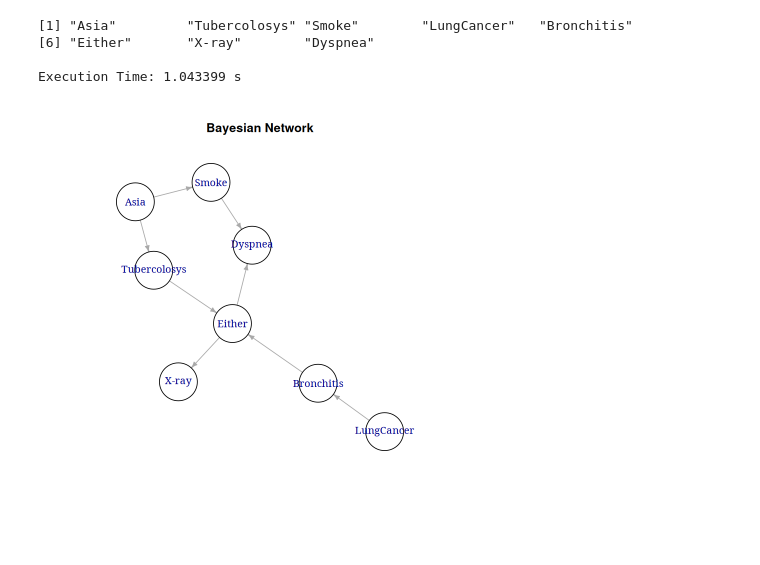
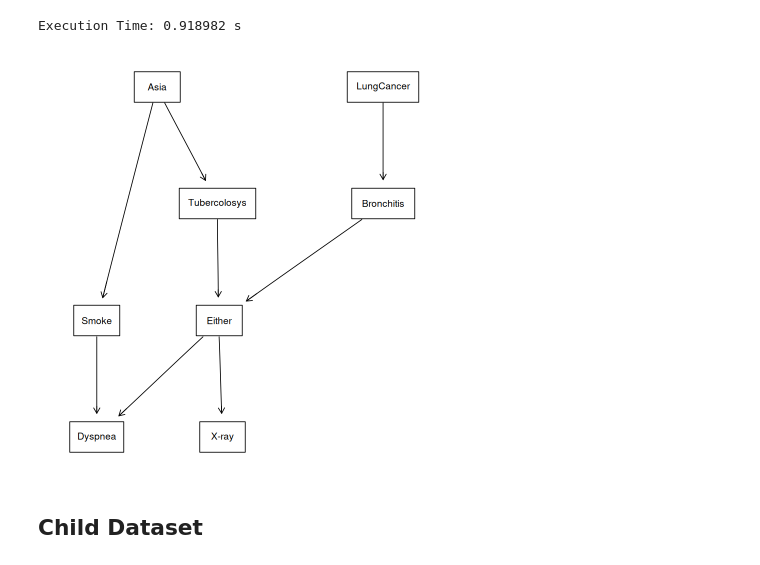
Before and after one commit to sofiadilucia/Bayesian-Networks, a Jupyter notebook: k2_algo.ipynb, the cells around one changed output. Drawn from its saved outputs; the diff is of its cells as text; code cells hidden in the pictures.

Commit message:
exploscorer, exploscorer_parallel, dataset prepper (dummy still to be added)

```diff
--- a/k2_algo.ipynb
+++ b/k2_algo.ipynb
@@ -16,7 +14,15 @@ factor_remover <- function(dataset) {
     }
     return(dataset)
 }
-df <- learning.test
-#print(sapply(df, class))
-df <- factor_remover(df)
+
+
+dataset <- function(dataset) {
+    if (class(dataset) == 'data.frame') {
+        return(factor_remover(dataset))
+    } else {
+        df <- as.data.frame(raw.data(dataset))
+        colnames(df) <- dataset@variables
+        return(df)
+    }
+}
 # %%
@@ -212,0 +254,11 @@ Execution Time: 0.8455694 s
+# %%
+df <- dataset(learning.test)
+
+learning_result <- k2(dataset=df, upperbound = 3, nodes.order = c("A","B","C","D","F","E"))
+edges <- learning_result$edges
+dag <- learning_result$dag
+score <- learning_result$score
+
+cat("\nscore", score)
+# Plot it
+graphviz.plot(dag)
@@ -213,24 +272,16 @@ Execution Time: 0.8455694 s
 # %%
-asia_dataset <- asia()
-asia_df <- as.data.frame(raw.data(asia_dataset))
-print(asia_dataset@variables)
-colnames(asia_df) <- asia_dataset@variables
+asia_df <- dataset(asia())
 ordering_asia <- colnames(asia_df)[c(3,1,2,4,5,6,7,8)]
-asian_edges <-k2(asia_df, upperbound=3, nodes.order=colnames(asia_df))
+asia_result <- k2(asia_df, upperbound=3, nodes.order=colnames(asia_df))
 
-g <- graph_from_edgelist(asian_edges[,1:2], directed = TRUE)
+edges <- asia_result$edges
+dag <- asia_result$dag
 
 # Plot it
-plot(g,
-     vertex.color = "white",
-     vertex.size = 30,
-     edge.arrow.size = 0.5,
-     #layout = layout_as_tree,
-     main = "Bayesian Network")
+graphviz.plot(dag)
 # %% [output]
-[1] "Asia"         "Tubercolosys" "Smoke"        "LungCancer"   "Bronchitis"
-[6] "Either"       "X-ray"        "Dyspnea"
-
-Execution Time: 1.043399 s
+Execution Time: 0.918982 s
-[figure, old version]
+[figure, new version]
+# %% [markdown]
+## Child Dataset
 # %%
```
Also changed, not shown: parts of 14 cells of this notebook.
